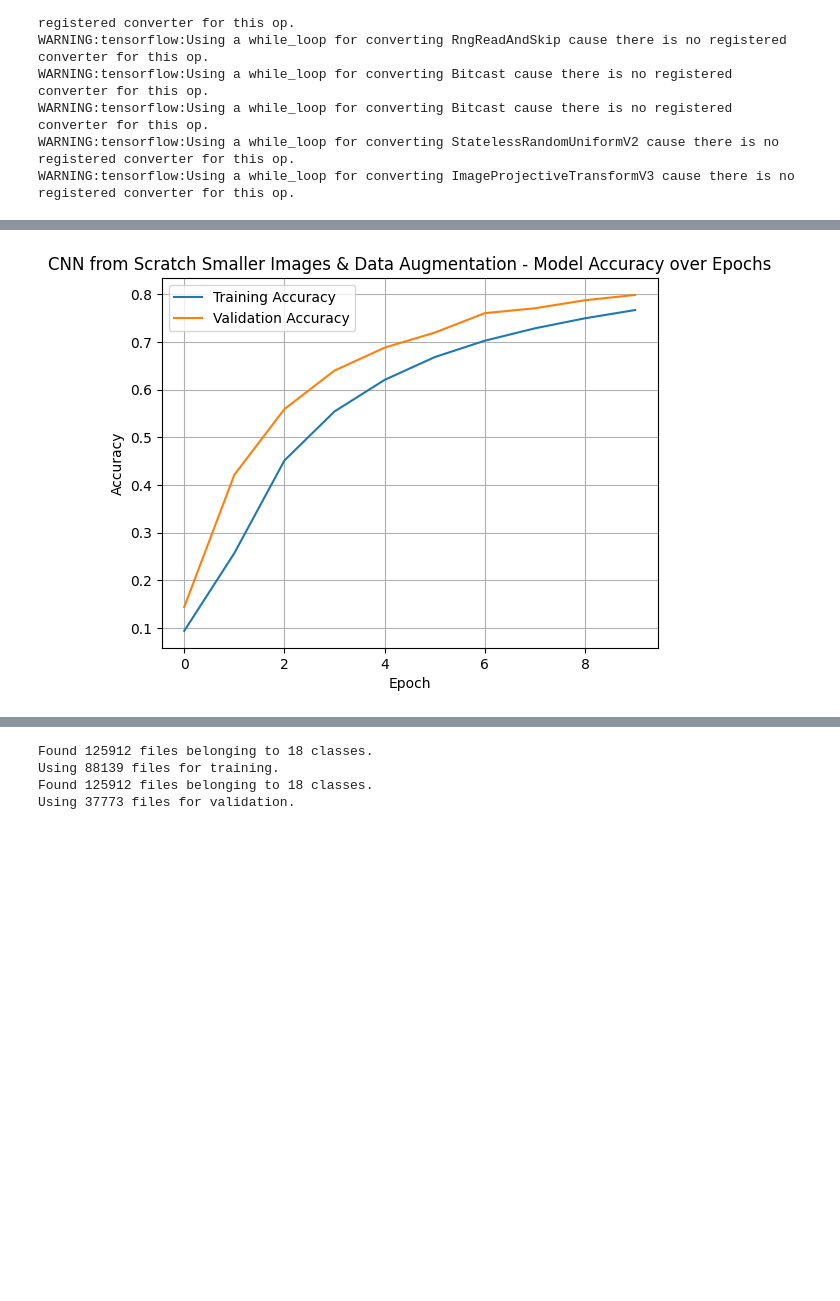
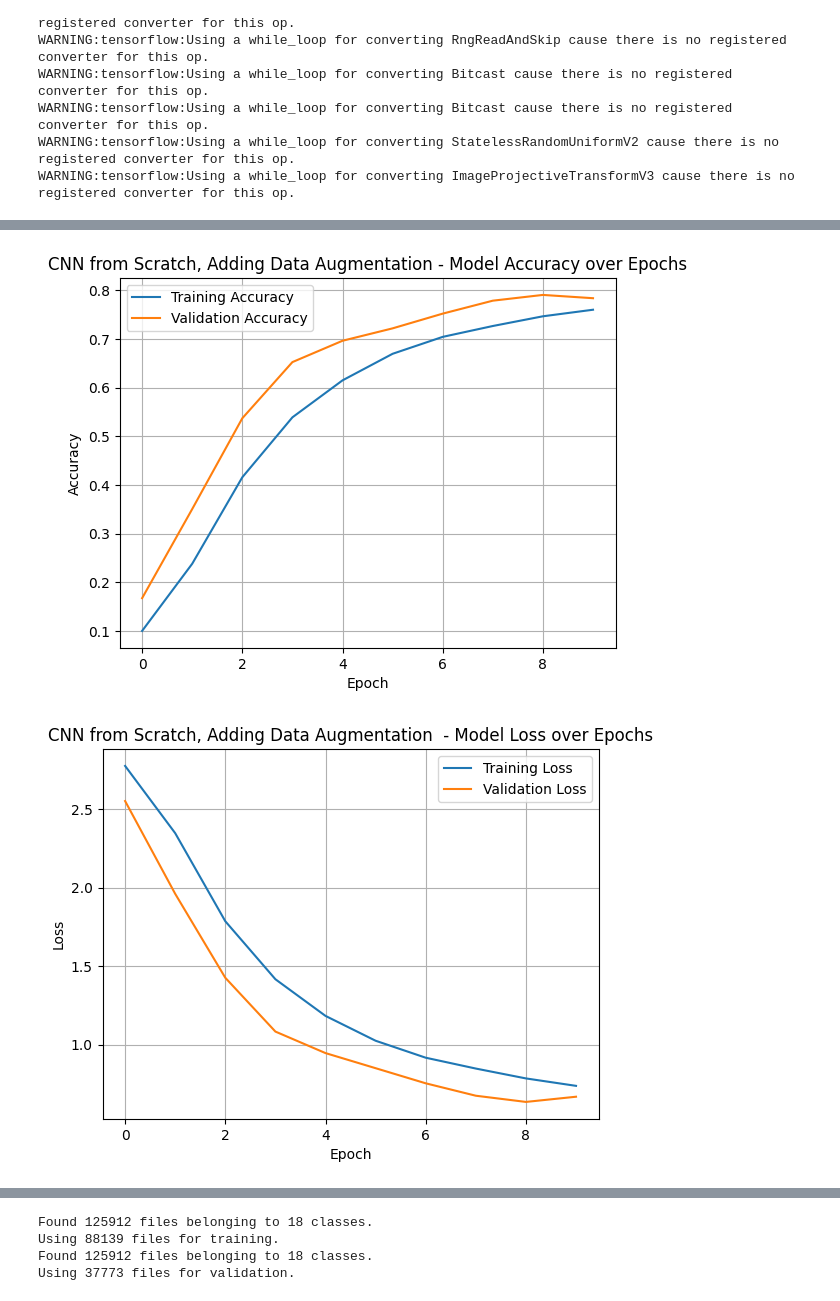
Before and after one commit to ConorPadraigMurphy/Gesture-Based-UI-Assignment-Two, a Jupyter notebook: g00399177.ipynb, the cells around one changed output, grey strips where cells are left out. Drawn from its saved outputs; the diff is of its cells as text; code cells hidden in the pictures; blank space fills up the shorter version.

```diff
--- a/g00399177.ipynb
+++ b/g00399177.ipynb
@@ -646,11 +528,21 @@ Epoch 10/10
 # %%
 plt.plot(history3.history['accuracy'], label='Training Accuracy')
 plt.plot(history3.history['val_accuracy'], label='Validation Accuracy')
-plt.title('CNN from Scratch Smaller Images & Data Augmentation - Model Accuracy over Epochs')
+plt.title('CNN from Scratch, Adding Data Augmentation - Model Accuracy over Epochs')
 plt.xlabel('Epoch')
 plt.ylabel('Accuracy')
 plt.legend()
 plt.grid(True)
 plt.show()
+
+plt.plot(history3.history['loss'], label='Training Loss')
+plt.plot(history3.history['val_loss'], label='Validation Loss')
+plt.title('CNN from Scratch, Adding Data Augmentation  - Model Loss over Epochs')
+plt.xlabel('Epoch')
+plt.ylabel('Loss')
+plt.legend()
+plt.grid(True)
+plt.show()
 # %% [output]
-[figure, old version]
+[figure, new version]
+[figure, added]
```
Also changed, not shown: parts of 40 cells of this notebook.
